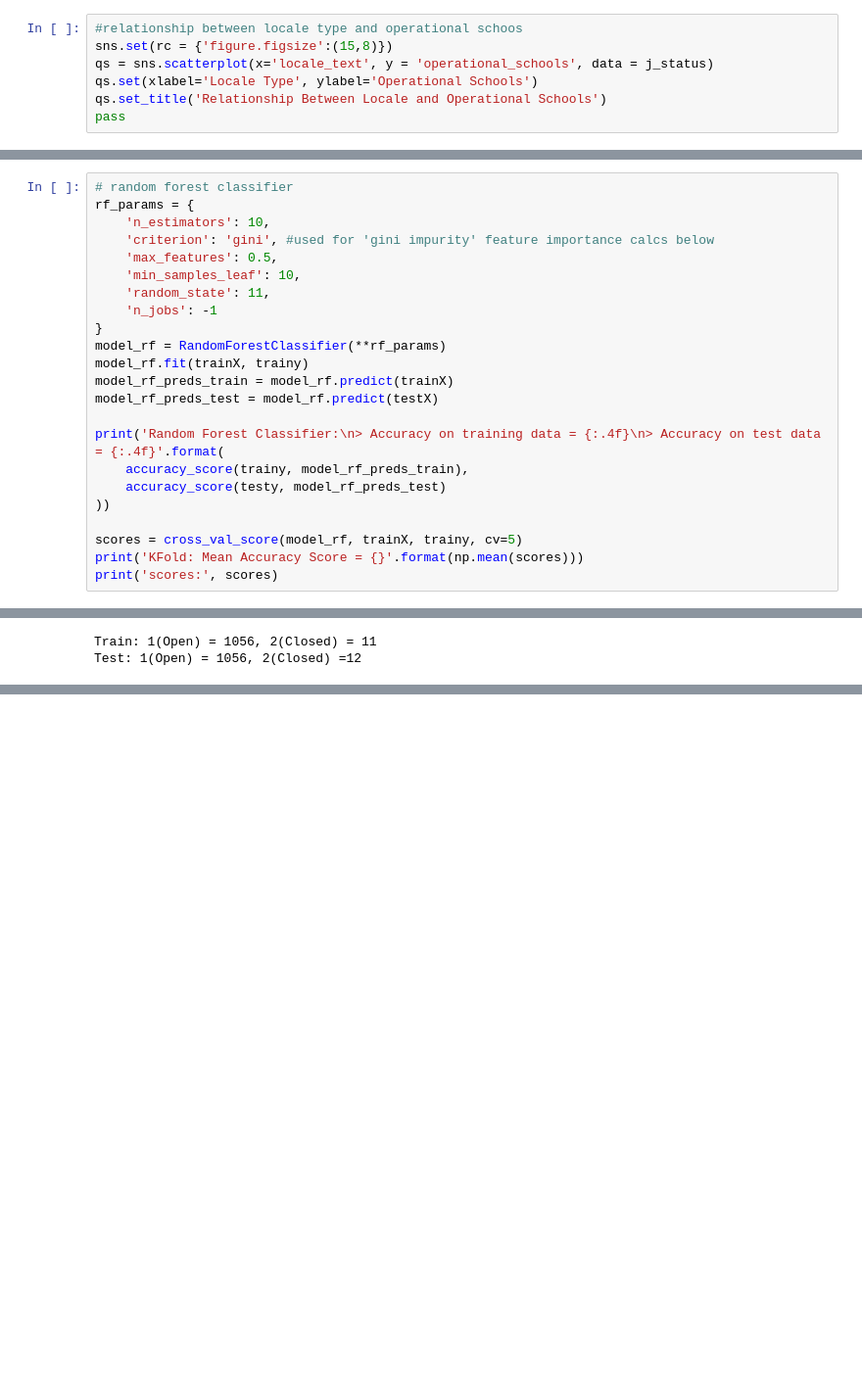
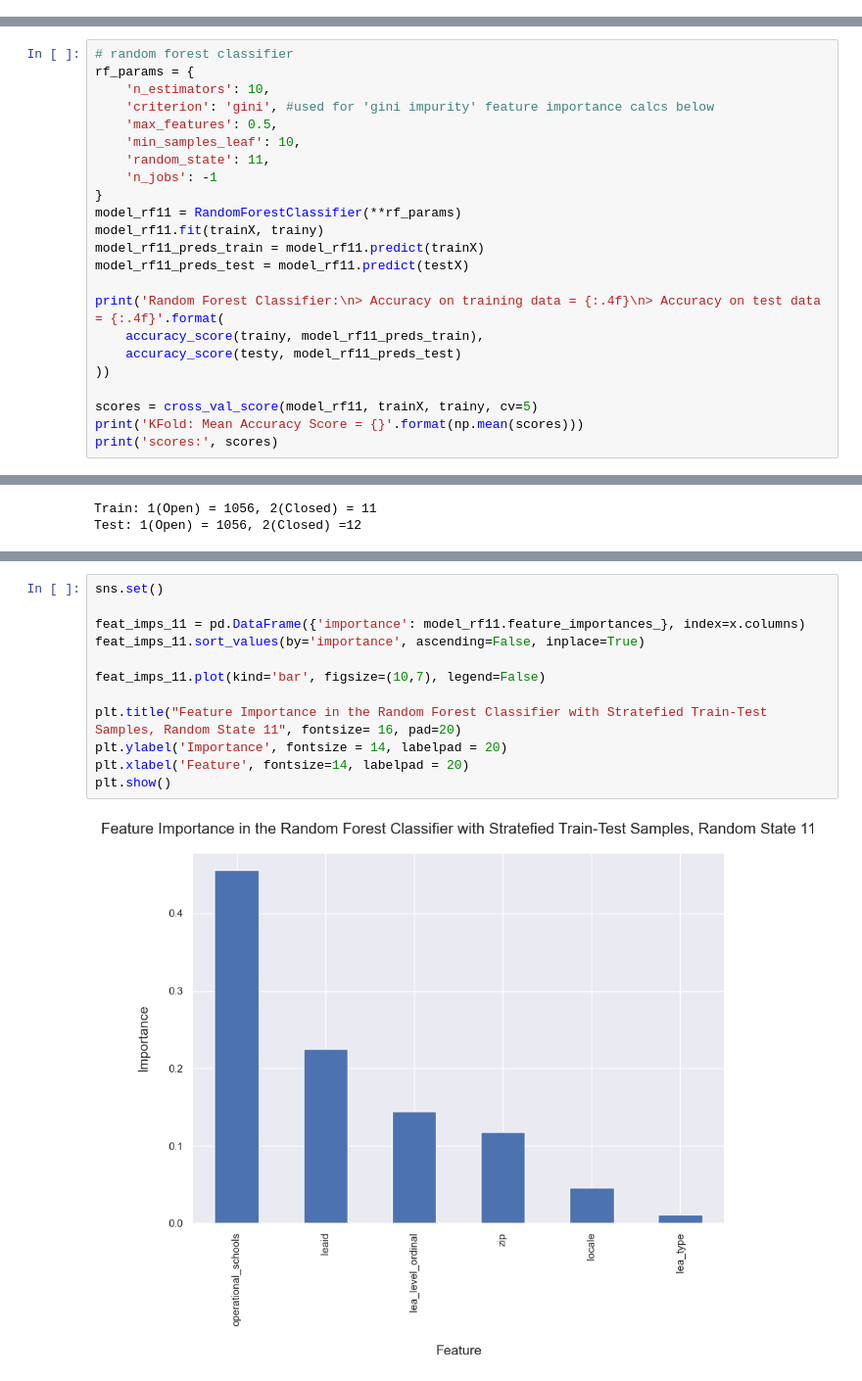
Before and after one commit to emilyslopez/datasci_practice_projects, a Jupyter notebook: predictive_modeling/LEA_predictive_modeling.ipynb, the cells around one changed output, grey strips where cells are left out. Shown at 98% size. Drawn from its saved outputs; the diff is of its cells as text; blank space fills up the shorter version.

```diff
--- a/predictive_modeling/LEA_predictive_modeling.ipynb
+++ b/predictive_modeling/LEA_predictive_modeling.ipynb
@@ -741,13 +740,6 @@ j_status[j_status['operational_schools'] == max(j_status.operational_schools)]
 | 2871 | 622710 | Los Angeles Unified | Los Angeles | 90017 | CA | 11 | 1 | Regular public school district\n(... | 1 | ... |
 # %% [markdown]
 It makes sense that the large operational schools count near 800 for City, Large belongs to Los Angeles Unified since Los Angeles is a highly populated, dense region. We also see that City, Large generally has higher operational school counts so it also makes sense that it is within the top 2 locale's with the most LEAs as seen in the bar graph above.
-# %%
-#relationship between locale type and operational schoos
-sns.set(rc = {'figure.figsize':(15,8)})
-qs = sns.scatterplot(x='locale_text', y = 'operational_schools', data = j_status)
-qs.set(xlabel='Locale Type', ylabel='Operational Schools')
-qs.set_title('Relationship Between Locale and Operational Schools')
-pass
 # %% [markdown]
 #### Final Data Visualizations Observations
 - Bar graph for lea_level x 'closed' updated_status to see which type of lea's are affected the most.
@@ -1400,17 +1402,17 @@ rf_params = {
     'random_state': 11,
     'n_jobs': -1
 }
-model_rf = RandomForestClassifier(**rf_params)
-model_rf.fit(trainX, trainy)
-model_rf_preds_train = model_rf.predict(trainX)
-model_rf_preds_test = model_rf.predict(testX)
+model_rf11 = RandomForestClassifier(**rf_params)
+model_rf11.fit(trainX, trainy)
+model_rf11_preds_train = model_rf11.predict(trainX)
+model_rf11_preds_test = model_rf11.predict(testX)
 
 print('Random Forest Classifier:\n> Accuracy on training data = {:.4f}\n> Accuracy on test data = {:.4f}'.format(
-    accuracy_score(trainy, model_rf_preds_train),
-    accuracy_score(testy, model_rf_preds_test)
+    accuracy_score(trainy, model_rf11_preds_train),
+    accuracy_score(testy, model_rf11_preds_test)
 ))
 
-scores = cross_val_score(model_rf, trainX, trainy, cv=5)
+scores = cross_val_score(model_rf11, trainX, trainy, cv=5)
 print('KFold: Mean Accuracy Score = {}'.format(np.mean(scores)))
 print('scores:', scores)
 # %% [output]
@@ -1527,3 +1497,17 @@ Mean ROC AUC: 1.000
+# %%
+sns.set()
+
+feat_imps_11 = pd.DataFrame({'importance': model_rf11.feature_importances_}, index=x.columns)
+feat_imps_11.sort_values(by='importance', ascending=False, inplace=True)
+
+feat_imps_11.plot(kind='bar', figsize=(10,7), legend=False)
+
+plt.title("Feature Importance in the Random Forest Classifier with Stratefied Train-Test Samples, Random State 11", fontsize= 16, pad=20)
+plt.ylabel('Importance', fontsize = 14, labelpad = 20)
+plt.xlabel('Feature', fontsize=14, labelpad = 20)
+plt.show()
+# %% [output]
+[figure, added]
 # %%
 sns.set()
 
```
Also changed, not shown: parts of 43 cells of this notebook.
